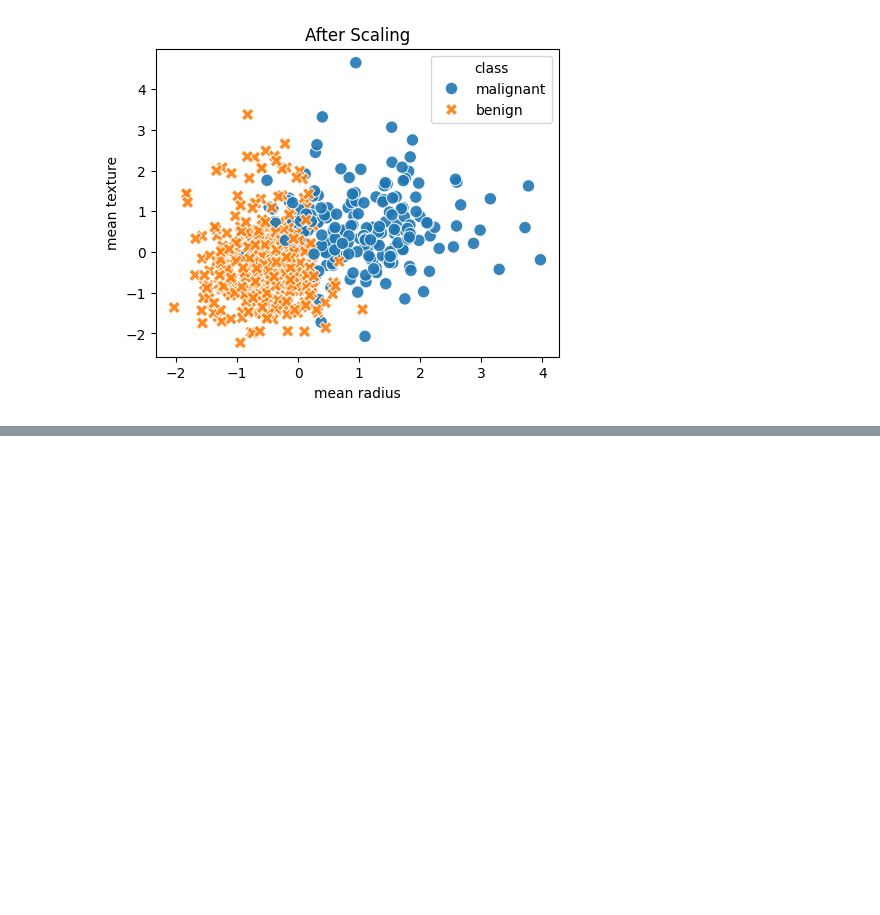
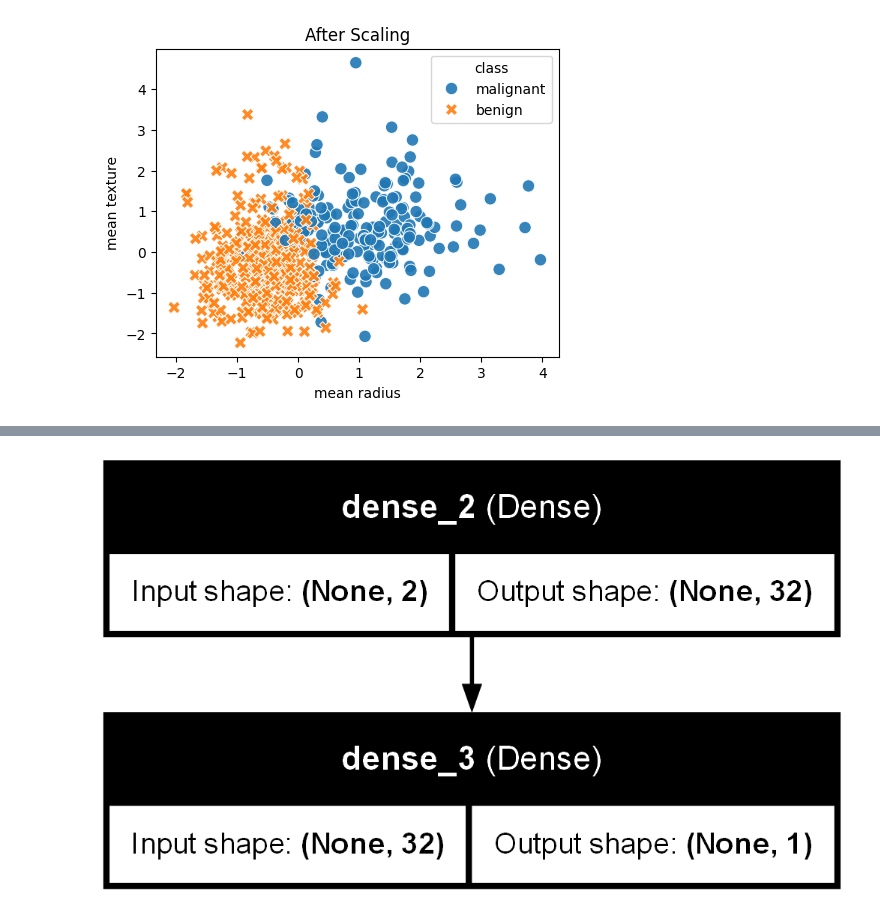
Before and after one commit to Nont18/Deep-learning-coding, a Jupyter notebook: deep_learning/ch09-02_cancer.ipynb, the cells around one changed output, grey strips where cells are left out. Cells and saved outputs as stored; diff of their text form; code cells hidden in the pictures; blank space fills up the shorter version.

```diff
--- a/deep_learning/ch09-02_cancer.ipynb
+++ b/deep_learning/ch09-02_cancer.ipynb
@@ -250,0 +343,8 @@ plt.show()
+# %%
+# Sequential Model (ไม่ใช้ Input แต่กำหนดที่ Dense Layer)
+model = Sequential()
+
+model.add(Dense(32, activation='relu', input_shape=(2,)))
+# model.add(Dense(32, activation='relu, input_shape=(input_size,)))
+
+model.add(Dense(1, activation='sigmoid'))
@@ -250,0 +391,6 @@ plt.show()
+# %%
+from tensorflow.keras.utils import plot_model
+
+plot_model(model, show_shapes=True, show_layer_names=True)
+# %% [output]
+[figure, added]
```
Also changed, not shown: parts of 20 cells of this notebook, 1 other file.
